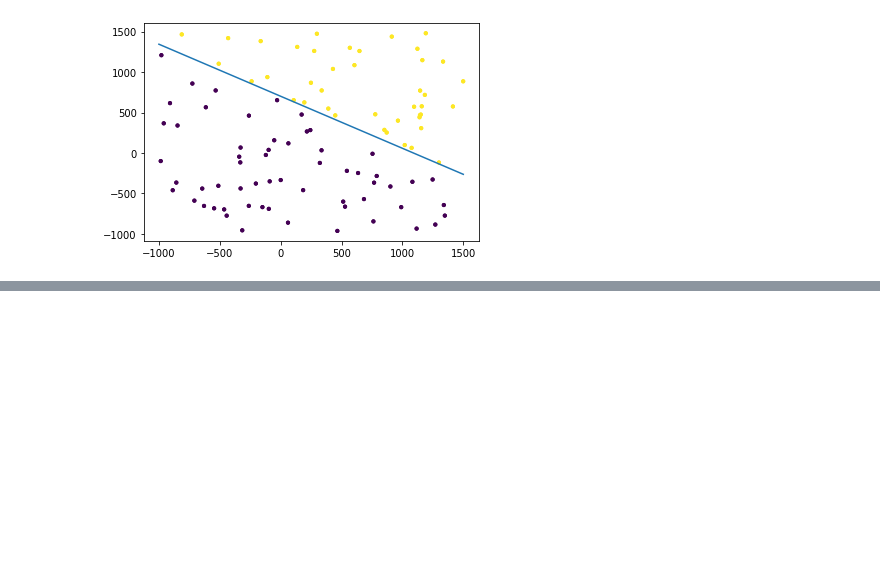
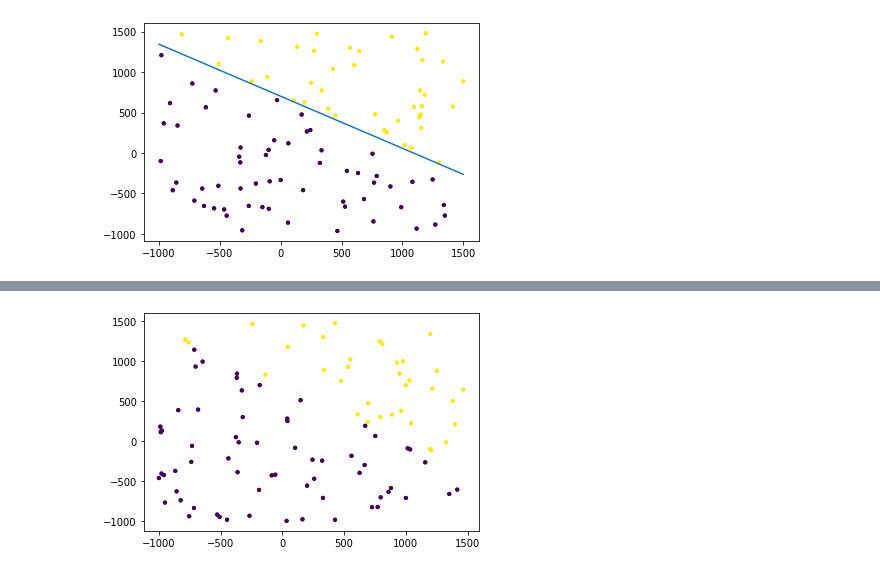
Before and after one commit to aliencaocao/IRS-ML, a Jupyter notebook: Linear Classification/Linear Classification.ipynb, the cells around one changed output, grey strips where cells are left out. Cells and saved outputs as stored; diff of their text form; code cells hidden in the pictures; blank space fills up the shorter version.

Commit message:
Start on Linear Classification Q2

```diff
--- a/Linear Classification/Linear Classification.ipynb
+++ b/Linear Classification/Linear Classification.ipynb
@@ -77,9 +77,11 @@ import math
 batch_size = 100
 gen = generator.gen(batch_size)
 epochs = 100
+regTerm = 1e-3
+lr = 1e-5
 x1, x2, yp = [], [], []  # for plotting
 
-class perceptron:
+class LinearClassifier:
     def __call__(self, x):  # predicting function
         return tf.reduce_sum(x * self.Weight, axis=-1) + self.Bias
 
@@ -92,25 +94,30 @@ class perceptron:
         positiveCount = tf.where(signs > 0.0).shape[0]
         return positiveCount/signs.shape[0]*100
 
-    def train(self, x, y, epoch_count):
+    def loss(self, y, pred):
+        return tf.reduce_mean(tf.math.maximum(0, 1-y*pred) + regTerm * tf.norm(self.Weight, ord='euclidean'))  # tf.reduce_mean(max(0, 1-y*pred) + regTerm * tf.sqrt(self.Weight[0] ** 2 + self.Weight[1] ** 2) ** 2)
+
+    def train(self, x, y, epoch_count, lr):
         global x1, x2, yp
         for i in range(x.shape[0]):
             x1 += [x[i].numpy()[0]]
             x2 += [x[i].numpy()[1]]
             yp += [y[i]]
-            pred = self(x)
-            if (y[i] * pred[i]) <= 0:
-                error = y[i] - pred[i]
-                self.Weight.assign_add(x[i] * y[i])
-                self.Bias.assign_add(y[i] + error)
+            with tf.GradientTape(persistent=False) as t:
+                t.watch(self.Bias)# persistent=True is needed if assigning dy_dWeight, dy_dBias in 2 lines. Limits the times u can call it to once
+                pred = self(x)
+                current_loss = self.loss(y[i], pred[i])
+            dy_dWeight, dy_dBias = t.gradient(current_loss, [self.Weight, self.Bias])
+            self.Weight.assign_sub(lr * dy_dWeight)
+            self.Bias.assign_sub(lr * dy_dBias)
         accuracy = self.acc(y, pred)
         print(f'Epoch: {epoch_count} Accuracy: {accuracy:.2f}%')
 
-model = perceptron()
+model = LinearClassifier()
 x, y = next(gen)
 model.Weight.assign([0.0] * x.shape[-1])
 for epoch_count in range(epochs):
-    model.train(x, y, epoch_count)
+    model.train(x, y, epoch_count, lr)
 
 print(f'Weight: {model.Weight.numpy()}, Bias: {model.Bias.numpy()}')
 
@@ -119,3 +126,4 @@ plt.scatter(x1[:200], x2[:200], c=yp[:200], s=10)  # Plot some points only
 # plt.xlim([-1000, 1500])
 # plt.ylim([-1000, 1500])
 plt.show()
+# %% [output]
@@ -121,0 +147 @@ plt.show()
+[figure, added]
```
Also changed, not shown: parts of 1 cell of this notebook.
